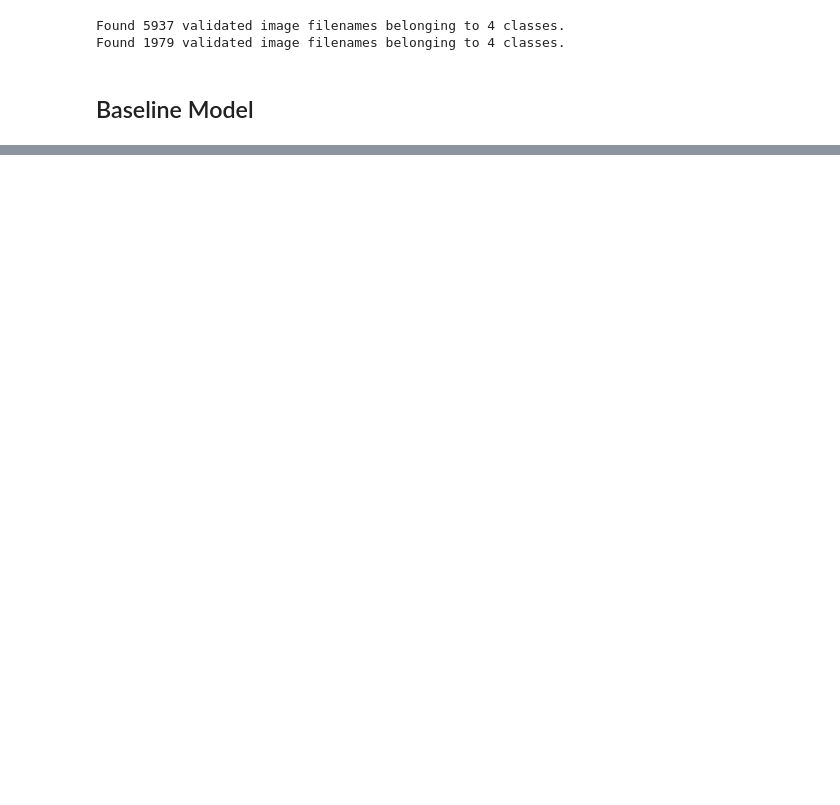
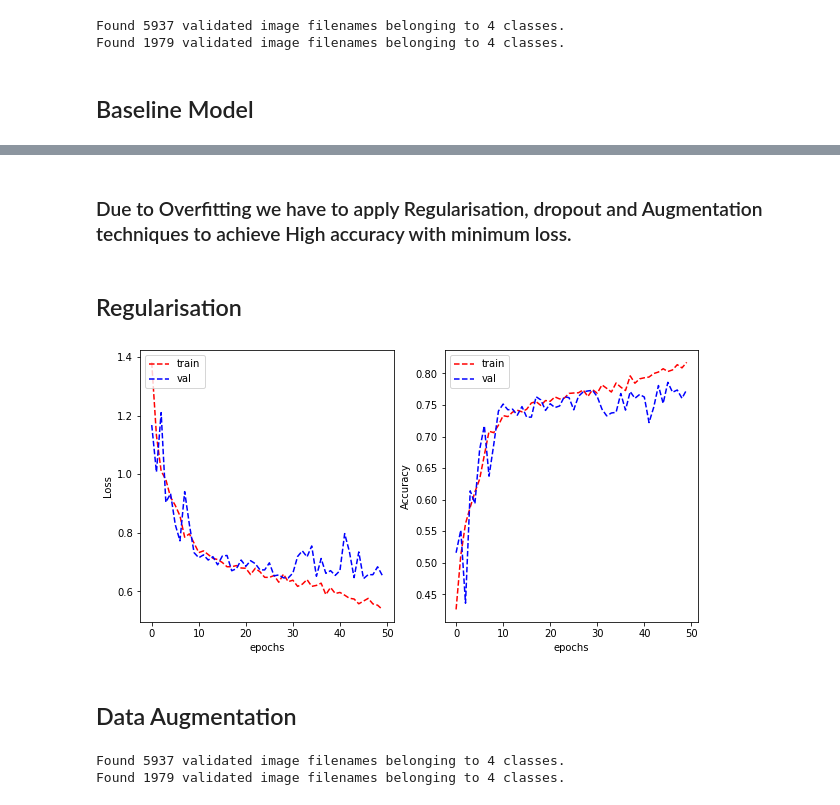
Before and after one commit to ngkarthi71/colon-cancer-analysis, a Jupyter notebook: rough1.ipynb, the cells around one changed output, grey strips where cells are left out. Drawn from its saved outputs; the diff is of its cells as text; code cells hidden in the pictures; blank space fills up the shorter version.

```diff
--- a/rough1.ipynb
+++ b/rough1.ipynb
@@ -479,0 +480,80 @@ plot_learning_curve(cell_history.history['loss'], cell_history.history['val_loss
+# %% [markdown]
+### Due to Overfitting we have to apply Regularisation, dropout and Augmentation techniques to achieve High accuracy with minimum loss.
+# %% [markdown]
+## Regularisation
+# %%
+reg_lambda = 0.001
+
+cell_model_VGG_2 = tf.keras.Sequential([
+    #VGG block 1
+    tf.keras.layers.Conv2D(32, (3, 3), activation='relu', padding='same',
+                           kernel_regularizer=tf.keras.regularizers.l2(reg_lambda), input_shape=(27, 27, 3)),
+    tf.keras.layers.Conv2D(32, (3, 3), activation='relu', padding='same',
+                           kernel_regularizer=tf.keras.regularizers.l2(reg_lambda)),
+    tf.keras.layers.MaxPooling2D((2, 2)),
+
+    #VGG block 2
+    tf.keras.layers.Conv2D(64, (3, 3), activation='relu', padding='same',
+                           kernel_regularizer=tf.keras.regularizers.l2(reg_lambda)),
+    tf.keras.layers.Conv2D(64, (3, 3), activation='relu', padding='same',
+                           kernel_regularizer=tf.keras.regularizers.l2(reg_lambda)),
+    tf.keras.layers.MaxPooling2D((2, 2)),
+
+    #VGG block 3
+    tf.keras.layers.Conv2D(128, (3, 3), activation='relu', padding='same',
+                           kernel_regularizer=tf.keras.regularizers.l2(reg_lambda)),
+    tf.keras.layers.Conv2D(128, (3, 3), activation='relu', padding='same',
+                           kernel_regularizer=tf.keras.regularizers.l2(reg_lambda)),
+    tf.keras.layers.MaxPooling2D((2, 2)),
+
+    tf.keras.layers.Flatten(),
+    tf.keras.layers.Dense(128, activation='relu'),
+    tf.keras.layers.Dropout(.2),
+    tf.keras.layers.Dense(OUTPUT_CLASSES),
+])
+# %%
+cell_model_VGG_2.compile(optimizer='adam',
+              loss=tf.keras.losses.CategoricalCrossentropy(from_logits=True),
+              metrics=['categorical_accuracy'])
+# %%
+history_VGG_2 = cell_model_VGG_2.fit_generator(cell_train_generator, validation_data = cell_validation_generator, epochs=50, verbose=0)
+
+plot_learning_curve(history_VGG_2.history['loss'], history_VGG_2.history['val_loss'],
+                    history_VGG_2.history['categorical_accuracy'], history_VGG_2.history['val_categorical_accuracy'],
+                    metric_name='Accuracy')
+# %% [output]
+[figure, added]
+# %% [markdown]
+## Data Augmentation
+# %%
+
+train_data['cellType'] = train_data['cellType'].astype('str')
+val_data['cellType'] = val_data['cellType'].astype('str')
+from tensorflow.keras.preprocessing.image import ImageDataGenerator
+
+
+cell_train_datagen = ImageDataGenerator(rescale=1./255, data_format='channels_last')
+cell_val_datagen = ImageDataGenerator(rescale=1./255, data_format='channels_last')
+
+batch_size = 27
+
+cell_train_generator = cell_train_datagen.flow_from_dataframe(
+        dataframe=train_data,
+        directory='/content/patch_images',
+        x_col="ImageName",
+        y_col="cellType",
+        target_size=(27, 27),
+        batch_size=batch_size,
+        class_mode='categorical')
+
+cell_validation_generator = cell_val_datagen.flow_from_dataframe(
+        dataframe=val_data,
+        directory='/content/patch_images',
+        x_col="ImageName",
+        y_col="cellType",
+        target_size=(27, 27),
+        batch_size=batch_size,
+        class_mode='categorical')
+# %% [output]
+Found 5937 validated image filenames belonging to 4 classes.
+Found 1979 validated image filenames belonging to 4 classes.
```
Also changed, not shown: parts of 23 cells of this notebook.
